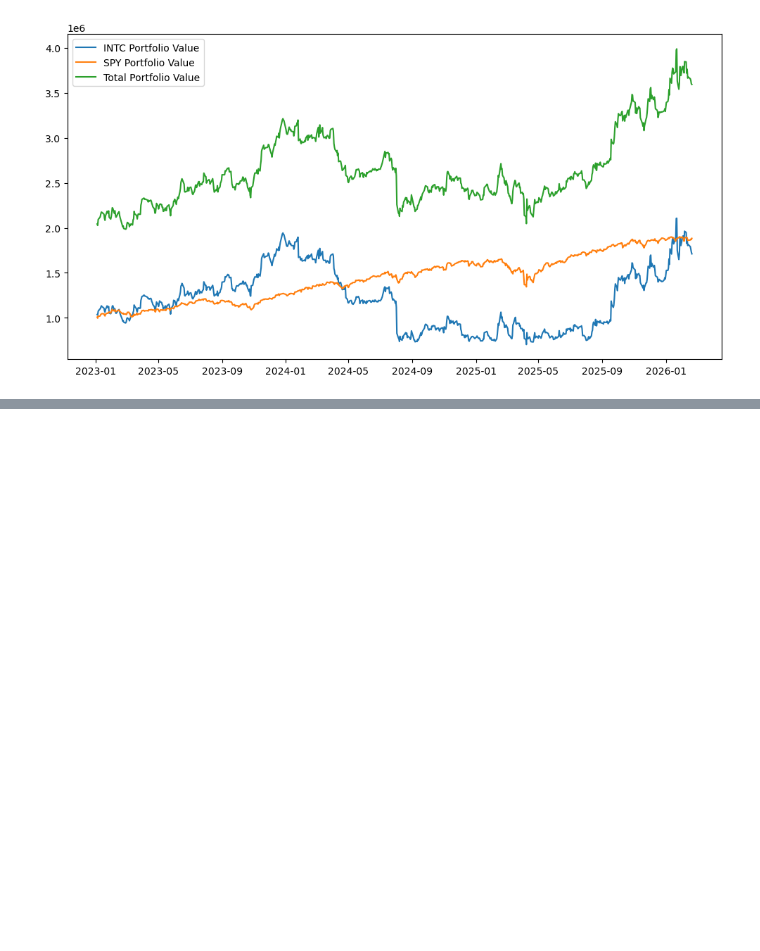
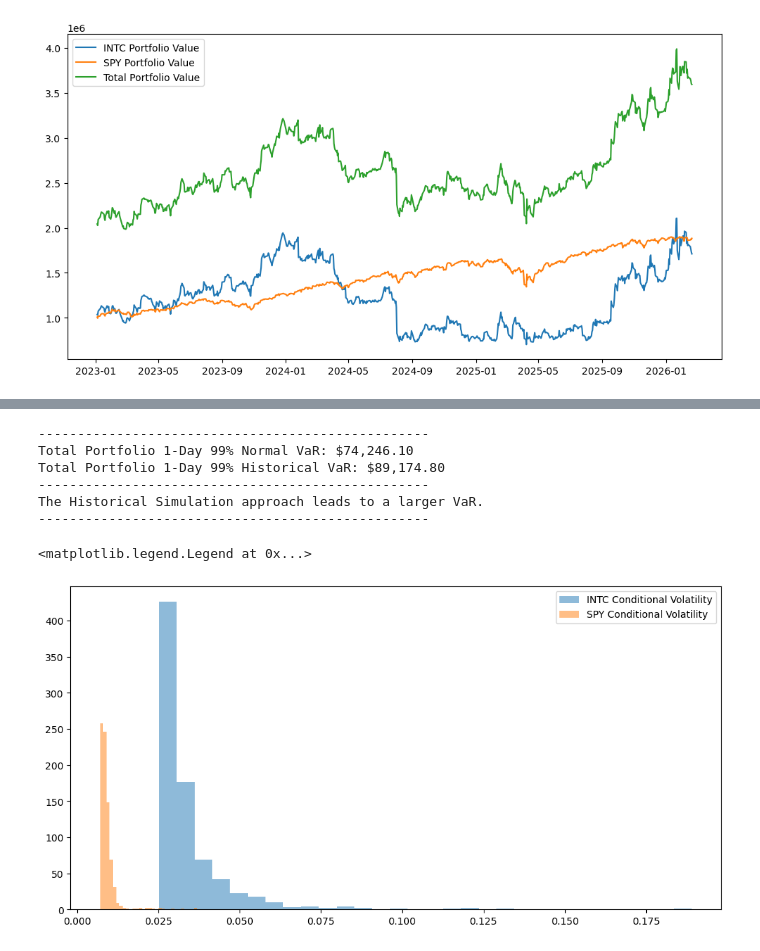
Before and after one commit to AndersJensen5004/FinMath, a Jupyter notebook: main.ipynb, the cells around one changed output, grey strips where cells are left out. Cells and saved outputs as stored; diff of their text form; code cells hidden in the pictures; blank space fills up the shorter version.

```diff
--- a/main.ipynb
+++ b/main.ipynb
@@ -171,0 +241,46 @@ Total portfolio ES at 99% confidence level: $43,256.20
+# %%
+vol_stock = np.sqrt(stock_forecast.variance.iloc[-1]['h.1'])
+vol_index = np.sqrt(index_forecast.variance.iloc[-1]['h.1'])
+
+# Calculate total portfolio variance in dollars
+# Formula: w1^2*vol1^2 + w2^2*vol2^2 + 2*w1*w2*vol1*vol2*rho
+total_portfolio_variance = (stock_portfolio**2 * vol_stock**2) + \
+                  (index_portfolio**2 * vol_index**2) + \
+                  (2 * stock_portfolio * index_portfolio * vol_stock * vol_index * rho)
+
+# total portfolio volatilty
+total_portfolio_volatility = np.sqrt(total_portfolio_variance)
+
+# Get the Z-score for a 99%
+z_99 = stats.norm.ppf(0.99)
+
+# Calculate 99% Normal VaR
+normal_var_total = total_portfolio_volatility * z_99
+
+print("-" * 50)
+print(f"Total Portfolio 1-Day 99% Normal VaR: ${normal_var_total:,.2f}")
+print(f"Total Portfolio 1-Day 99% Historical VaR: ${total_portfolio_var:,.2f}")
+
+# Compare Normal VaR to Historical VaR
+print("-" * 50)
+if normal_var_total > total_portfolio_var:
+    print("The Normal VaR approach leads to a larger VaR.")
+else:
+    print("The Historical Simulation approach leads to a larger VaR.")
+print("-" * 50)
+# %% [output]
+--------------------------------------------------
+Total Portfolio 1-Day 99% Normal VaR: $74,246.10
+Total Portfolio 1-Day 99% Historical VaR: $89,174.80
+--------------------------------------------------
+The Historical Simulation approach leads to a larger VaR.
+--------------------------------------------------
+# %%
+# Normal distribution of volatilites
+plt.figure(figsize=(12, 6))
+plt.hist(stock_res.conditional_volatility, bins=30, alpha=0.5, label=f'{stock} Conditional Volatility')
+plt.hist(index_res.conditional_volatility, bins=30, alpha=0.5, label=f'{index} Conditional Volatility')
+plt.legend()
+# %% [output]
+<matplotlib.legend.Legend at 0x...>
+[figure, added]
```
Also changed, not shown: parts of 9 cells of this notebook, 1 other file.
